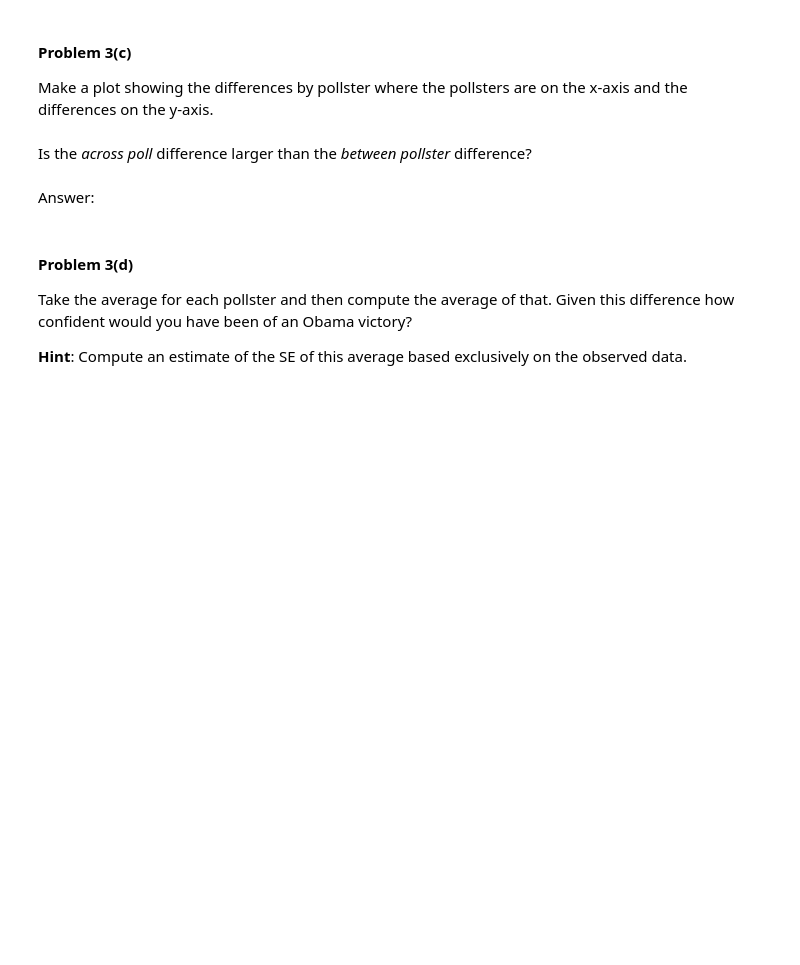
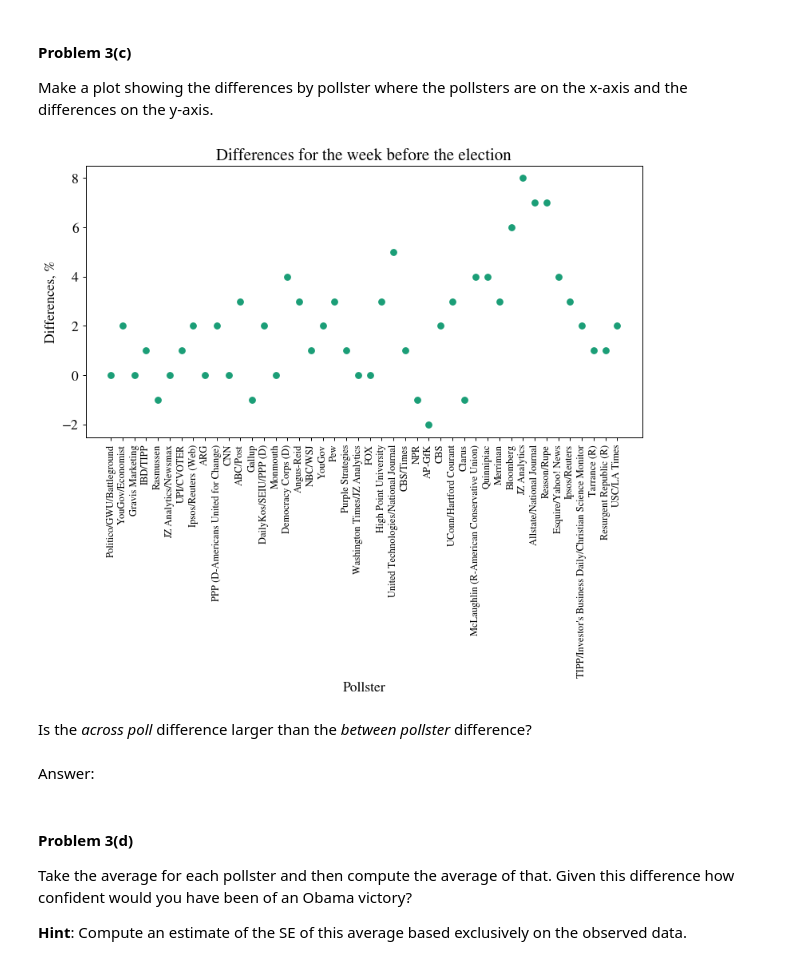
Before and after one commit to ademyanchuk/2014, a Jupyter notebook: homework/HW2.ipynb, the cells around one changed output. Drawn from its saved outputs; the diff is of its cells as text; code cells hidden in the pictures; blank space fills up the shorter version.

```diff
--- a/homework/HW2.ipynb
+++ b/homework/HW2.ipynb
@@ -641,3 +651,14 @@ Make a plot showing the differences by pollster where the pollsters are on the x
+# %%
+plt.rc('xtick', labelsize=10)
+fig, ax = plt.subplots()
+ax.scatter(df.Pollster, df["diff"])
+ax.set_xlabel("Pollster")
+ax.set_xticklabels(df.Pollster, rotation=90)
+ax.set_ylabel("Differences, %")
+ax.set_title("Differences for the week before the election")
+plt.show()
+# %% [output]
+[figure, added]
 # %% [markdown]
 Is the *across poll* difference larger than the *between pollster* difference?
 # %% [markdown]
```
Also changed, not shown: parts of 22 cells of this notebook.
